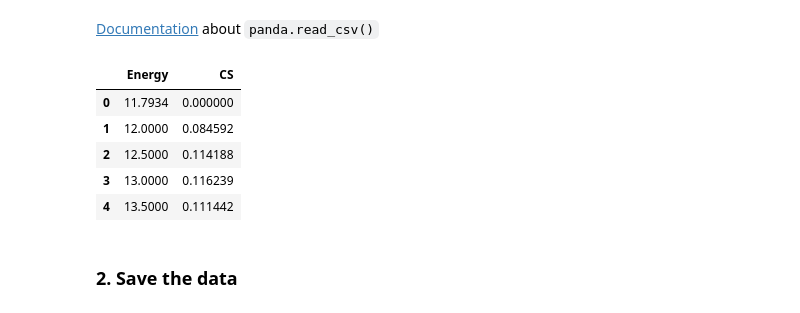
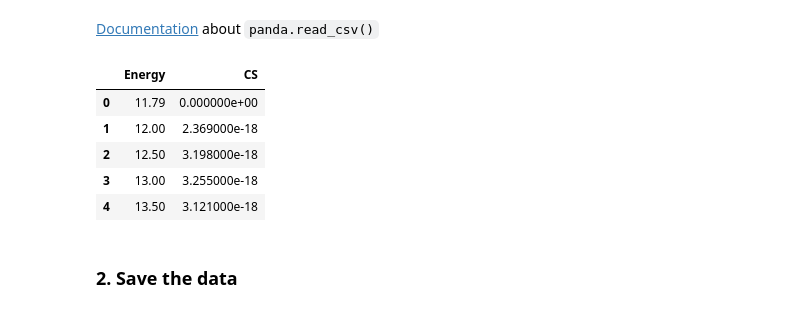
Before and after one commit to ludmilamarian/ICTP_Workshop_2021, a Jupyter notebook: cs_conda.ipynb, the cells around one changed output. Cells and saved outputs as stored; diff of their text form; code cells hidden in the pictures.

```diff
--- a/cs_conda.ipynb
+++ b/cs_conda.ipynb
@@ -21,8 +21,17 @@ $X(^1\sum\nolimits^+_g) \rightarrow B(^1\sum\nolimits^+_u)$
 # %% [markdown]
 ### 1. Read and display the raw data for each individual file
 # %%
-DATA_URL = "https://db-amdis.org/hcdb/data/e-mol/e-mol-ve/e-H2-ve/scarlett/vi=0/X-{state}/MCCC-el-H2-{state}_vf={vf}.X1Sg_vi=0.txt"
+#DATA_URL = "https://db-amdis.org/hcdb/data/e-mol/e-mol-ve/e-H2-ve/scarlett/vi=0/X-{state}/MCCC-el-H2-{state}_vf={vf}.X1Sg_vi=0.txt"
+#DATA_PATHS = [DATA_URL.format(state=state, vf=vf) for state in ["a3Sg","B1Su"] for vf in range(0, 3)]
 
-DATA_PATHS = [DATA_URL.format(state=state, vf=vf) for state in ["a3Sg","B1Su"] for vf in range(0, 3)]
+METADATA = {"8807": {"state": "a3Sg", "vf": 0},
+            "5232": {"state": "a3Sg", "vf": 1},
+            "7212": {"state": "a3Sg", "vf": 2},
+            "8127": {"state": "B1Su", "vf": 0},
+            "5419": {"state": "B1Su", "vf": 1},
+            "8353": {"state": "B1Su", "vf": 2}
+           }
 
-print(*DATA_PATHS, sep = "\n")
+DATA_URLPATTERN = "https://db-amdis.org/collisiondb/data/{}.txt"
+
+DATA_PATHS = [DATA_URLPATTERN.format(cdid) for cdid in METADATA.keys()]
@@ -38,20 +40,20 @@ import pandas as pd
 # %% [markdown]
 [Documentation](https://pandas.pydata.org/pandas-docs/stable/reference/api/pandas.read_csv.html) about `panda.read_csv()`
 # %%
-df = pd.read_csv(DATA_PATHS[0], comment='#', sep='\s+', header=None, names=["Energy", "CS"])
+df = pd.read_csv(DATA_PATHS[0], comment='#', skiprows=2, sep='\s+', header=None, names=["Energy", "CS"])
 
 df.head() #first 5 rows in the data
 
 #df.Energy # view only the energies
 #df.CS # view only the cross sections
 #df.CS[2] # one data point
 # %% [output]
 |  | Energy | CS |
-| 0 | 11.7934 | 0.000000 |
-| 1 | 12.0000 | 0.084592 |
-| 2 | 12.5000 | 0.114188 |
-| 3 | 13.0000 | 0.116239 |
-| 4 | 13.5000 | 0.111442 |
+| 0 | 11.79 | 0.000000e+00 |
+| 1 | 12.00 | 2.369000e-18 |
+| 2 | 12.50 | 3.198000e-18 |
+| 3 | 13.00 | 3.255000e-18 |
+| 4 | 13.50 | 3.121000e-18 |
 # %% [markdown]
 ### 2. Save the data
 # %%
```
Also changed, not shown: parts of 4 cells of this notebook.
